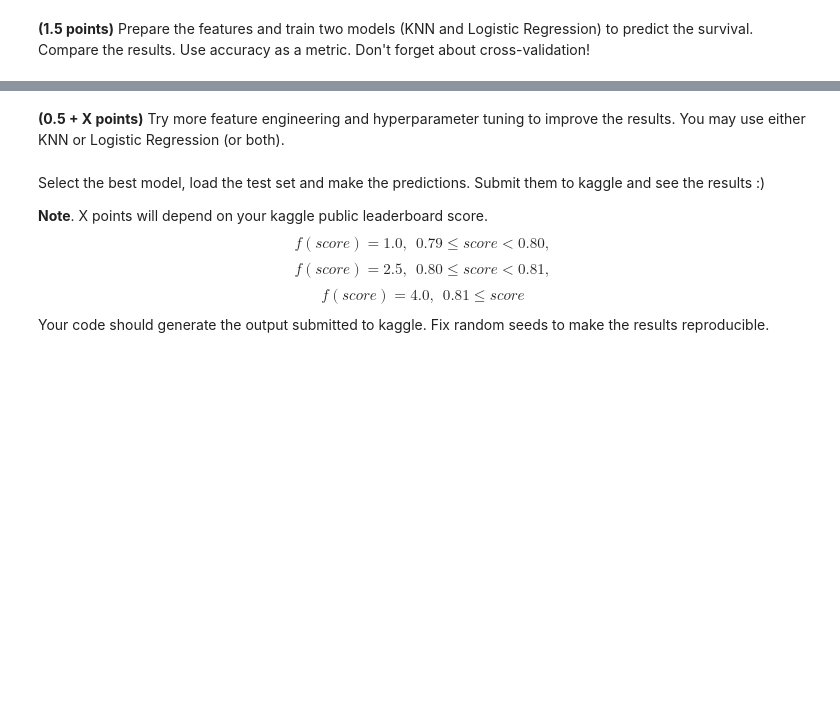
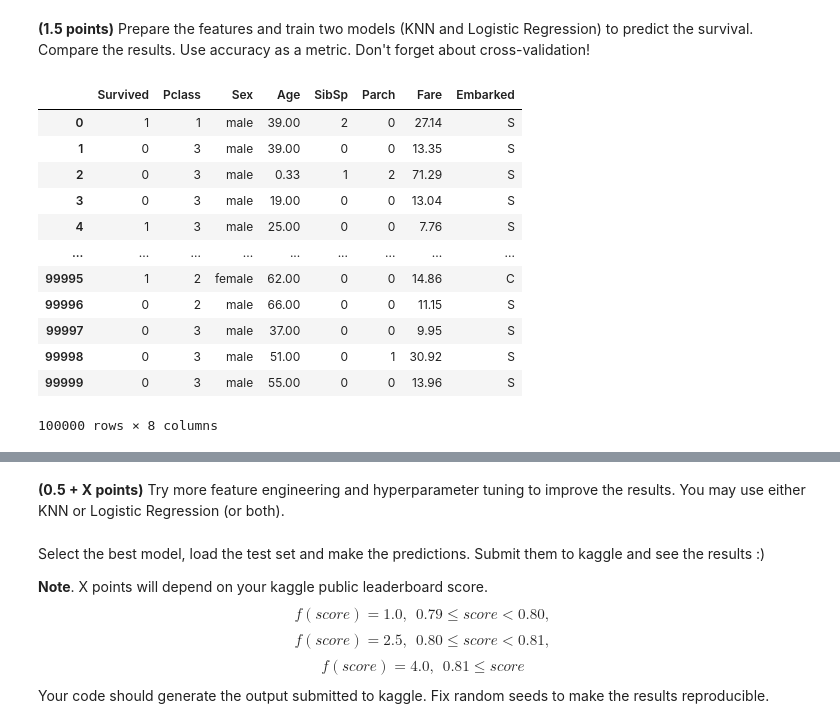
Before and after one commit to DimaValetsky/ml-intro, a Jupyter notebook: 5_classification_linear_knn/hw_classification.ipynb, the cells around one changed output, grey strips where cells are left out. Saved outputs shown, nothing was run; the diff lists cells and outputs as text; code cells hidden in the pictures; blank space fills up the shorter version.

```diff
--- a/5_classification_linear_knn/hw_classification.ipynb
+++ b/5_classification_linear_knn/hw_classification.ipynb
@@ -508,0 +514,4 @@ Think about the ways to handle these missing values for modelling and write your
+# %%
+# train data
+for col in train_data.columns:
+    print('{} - {} %'.format(col, np.mean(train_data[col].isnull()*100)))
@@ -508,0 +535,4 @@ Think about the ways to handle these missing values for modelling and write your
+# %%
+# test data
+for col in test_data.columns:
+    print('{} - {} %'.format(col, np.mean(test_data[col].isnull()*100)))
@@ -512,0 +553,38 @@ Think about the ways to handle these missing values for modelling and write your
+# %%
+# заполняем пропущенные данные
+def fill_nan(df):
+
+    df_copy = df.copy()
+
+    categorical_vars = list(df_copy.select_dtypes(include=['object']).columns.values)
+
+    for col in categorical_vars:
+        if (df_copy[col].isnull):
+            df_copy[col].fillna(df_copy[col].mode()[0], inplace=True)
+
+    numerical_vars = list(df_copy.select_dtypes(include=['int64', 'float64']).columns.values)
+
+    for col in numerical_vars:
+        if (df_copy[col].isnull):
+            df_copy[col].fillna(df_copy[col].median(), inplace=True)
+
+    return df_copy
+# %%
+# Билет, каюту и имя с айди удаляем: они не понадобятся в обучении
+cutted = train_data.drop(columns=['Ticket', 'Cabin', 'Name', 'PassengerId'])
+train_final = fill_nan(cutted)
+train_final
+# %% [output]
+|  | Survived | Pclass | Sex | Age | SibSp | Parch | Fare | Embarked |
+| 0 | 1 | 1 | male | 39.00 | 2 | 0 | 27.14 | S |
+| 1 | 0 | 3 | male | 39.00 | 0 | 0 | 13.35 | S |
+| 2 | 0 | 3 | male | 0.33 | 1 | 2 | 71.29 | S |
+| 3 | 0 | 3 | male | 19.00 | 0 | 0 | 13.04 | S |
+| 4 | 1 | 3 | male | 25.00 | 0 | 0 | 7.76 | S |
+| ... | ... | ... | ... | ... | ... | ... | ... | ... |
+| 99995 | 1 | 2 | female | 62.00 | 0 | 0 | 14.86 | C |
+| 99996 | 0 | 2 | male | 66.00 | 0 | 0 | 11.15 | S |
+| 99997 | 0 | 3 | male | 37.00 | 0 | 0 | 9.95 | S |
+| 99998 | 0 | 3 | male | 51.00 | 0 | 1 | 30.92 | S |
+| 99999 | 0 | 3 | male | 55.00 | 0 | 0 | 13.96 | S |
+100000 rows × 8 columns
```
Also changed, not shown: parts of 28 cells of this notebook.
